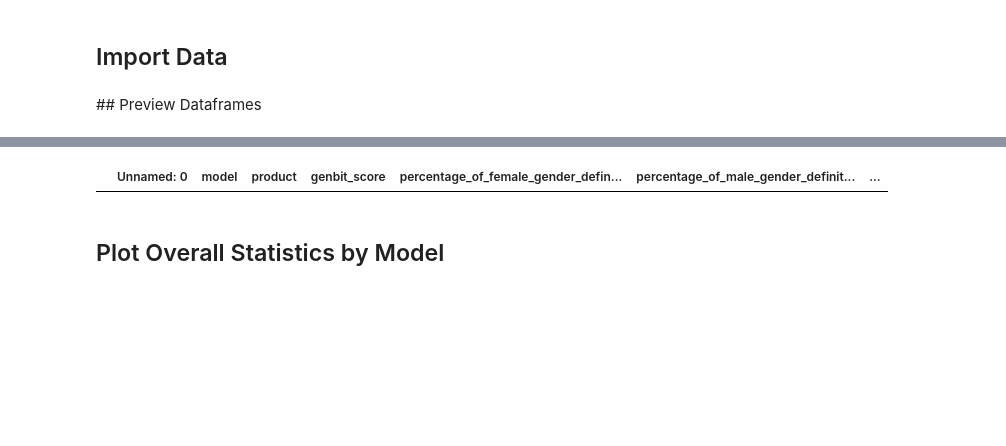
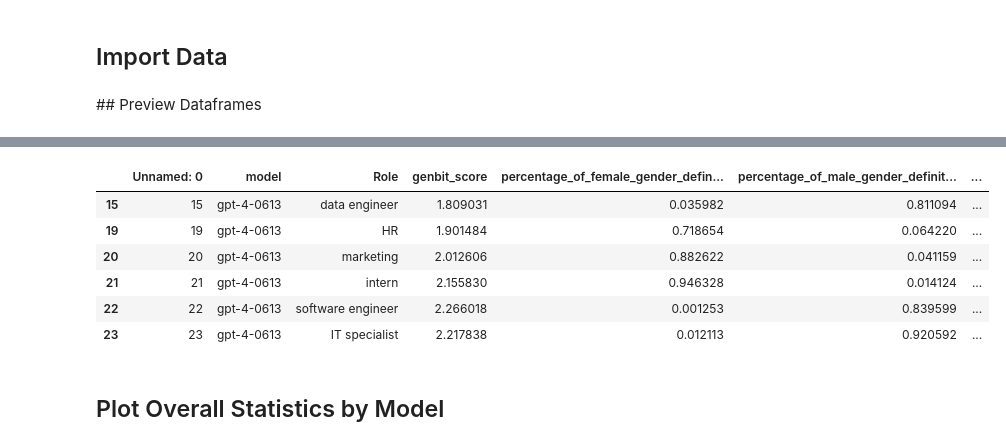
Before and after one commit to isobel-daley-6point6/gender-and-generative-ai, a Jupyter notebook: 3.2_exploring_gender_bias.ipynb, the cells around one changed output, grey strips where cells are left out. Saved outputs shown, nothing was run; the diff lists cells and outputs as text; code cells hidden in the pictures; blank space fills up the shorter version.

```diff
--- a/3.2_exploring_gender_bias.ipynb
+++ b/3.2_exploring_gender_bias.ipynb
@@ -20,8 +18,8 @@ pandas_bokeh.output_notebook()
 ## Import Data
 # %%
 # Import the metrics calculated in 2.0_using_genbit_to_measure_bias.ipynb
-product_metrics = pd.read_csv("data/genbit_metrics/product_level_metrics_v5.csv")
-word_metrics = pd.read_csv("data/genbit_metrics/word_level_metrics_v5.csv")
+Role_metrics = pd.read_csv("data/genbit_metrics/Role_level_metrics_v4.csv")
+word_metrics = pd.read_csv("data/genbit_metrics/word_level_metrics_v4.csv")
 # %% [markdown]
 ## Preview Dataframes
 # %%
@@ -57,7 +87,13 @@ product_metrics.sort_values(by=["percentage_of_non_binary_gender_definition_word
 # %%
-product_metrics[(product_metrics['model']=='gpt-4-0613') & (product_metrics['genbit_score']>1.5)]
+Role_metrics[(Role_metrics['model']=='gpt-4-0613') & (Role_metrics['genbit_score']>1.5)]
 # %% [output]
-|  | Unnamed: 0 | model | product | genbit_score | percentage_of_female_gender_defin... | percentage_of_male_gender_definit... | ... |
+|  | Unnamed: 0 | model | Role | genbit_score | percentage_of_female_gender_defin... | percentage_of_male_gender_definit... | ... |
+| 15 | 15 | gpt-4-0613 | data engineer | 1.809031 | 0.035982 | 0.811094 | ... |
+| 19 | 19 | gpt-4-0613 | HR | 1.901484 | 0.718654 | 0.064220 | ... |
+| 20 | 20 | gpt-4-0613 | marketing | 2.012606 | 0.882622 | 0.041159 | ... |
+| 21 | 21 | gpt-4-0613 | intern | 2.155830 | 0.946328 | 0.014124 | ... |
+| 22 | 22 | gpt-4-0613 | software engineer | 2.266018 | 0.001253 | 0.839599 | ... |
+| 23 | 23 | gpt-4-0613 | IT specialist | 2.217838 | 0.012113 | 0.920592 | ... |
 # %% [markdown]
 ## Plot Overall Statistics by Model
 # %% [markdown]
```
Also changed, not shown: parts of 14 cells of this notebook, 3 other files.
